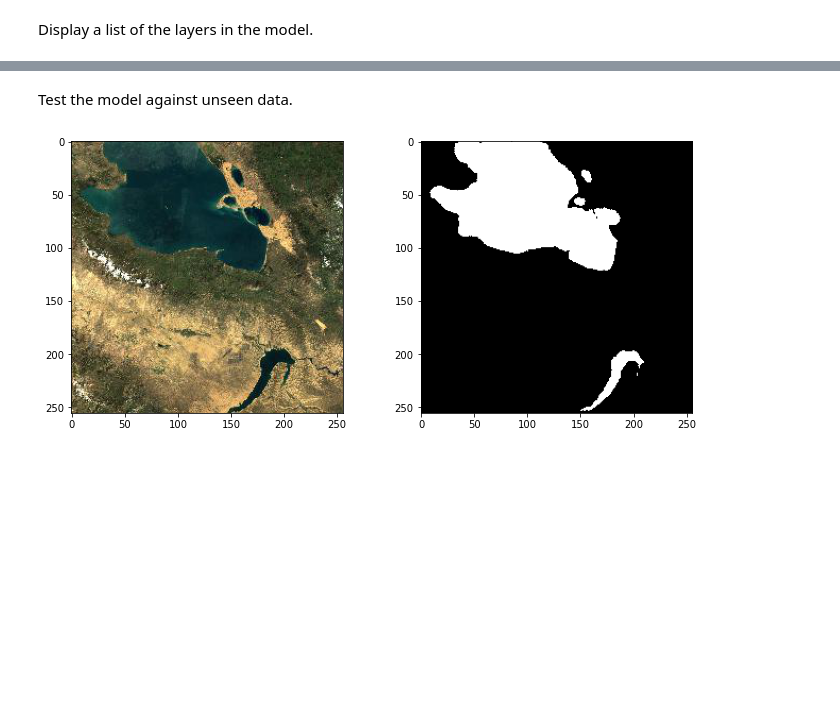
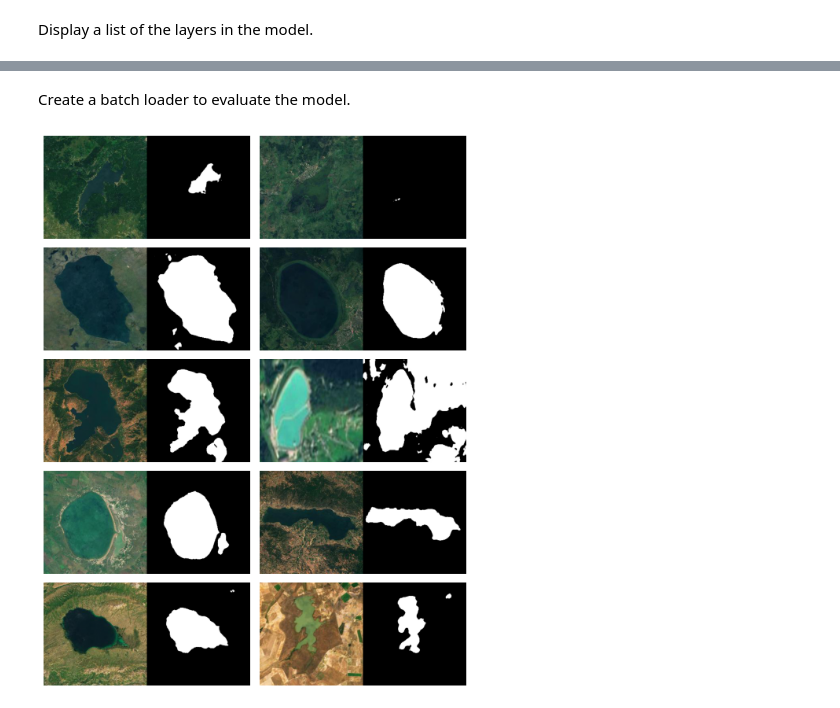
Before and after one commit to maxbeber/deep-water, a Jupyter notebook: 09-test-model-prediction.ipynb, the cells around one changed output, grey strips where cells are left out. Drawn from its saved outputs; the diff is of its cells as text; code cells hidden in the pictures; blank space fills up the shorter version.

Commit message:
Update notebook to load images through the batch loader and then predict using the saved model.

```diff
--- a/09-test-model-prediction.ipynb
+++ b/09-test-model-prediction.ipynb
@@ -6,10 +8,16 @@ import tensorflow as tf
 from models.unetResidual import UnetResidual
 from models.unet import Unet
 # %%
-#model_file_name = 'unet-residual-dice.h5'
-model_file_name = 'unet-baseline.h5'
+model_file_name = 'unet-residual-dice.h5'
+#model_file_name = 'unet-baseline.h5'
 model_name = 'foo'
 image_size = (256, 256)
-#unet_residual = UnetResidual(model_name, image_size, version=1)
-unet_residual = Unet(model_name, image_size, version=1)
-unet_residual.restore(model_file_name)
+batch_size = 10
+image_folder = 's2cloudless_imagery'
+#image_folder = 'nwpu_images'
+mask_folder = 's2cloudless_label_imagery'
+#mask_folder = 'nwpu_label_images'
+model = UnetResidual(model_name, image_size, version=1)
+#model = Unet(model_name, image_size, version=1)
+model.restore(model_file_name)
+images = glob.glob(os.path.join(image_folder, 'data', '*.jpg'))
@@ -40,3 +24,20 @@ def get_pred(x, y, model):
+# %%
+def pair_image_with_mask(image, mask):
+    mask = mask.squeeze()
+    mask = np.stack((mask,) * 3, axis=-1)
+    return np.concatenate([image, mask], axis = 1)
+
+def display_predictions(X, Y, batch_size):
+    columns_count = 2
+    figure_size = (8, 10)
+    rows = batch_size // columns_count
+    _, axs = plt.subplots(rows, columns_count, figsize = figure_size)
+    axs = axs.flatten()
+    for i in range (0, batch_size):
+        combined = pair_image_with_mask(X[i], Y[i])
+        axs[i].axis('off')
+        axs[i].imshow(combined)
+    plt.tight_layout()
 # %% [markdown]
 Display a list of the layers in the model.
 # %%
@@ -61,25 +62,13 @@ Non-trainable params: 0
 __________________________________________________________________________________________________
-# %% [markdown]
-Test the model against unseen data.
-# %%
-image_path = 's2cloudless_imagery/data/turkey_salda_s2cloudless_2018.jpg'
-image_path = 's2cloudless_imagery/data/bulgaria_batak_s2cloudless_2017.jpg'
-image_path = 's2cloudless_imagery/data/china_qinghai_s2cloudless_2016.jpg'
-
-#image_path = 'nwpu_images/data/lake_006.jpg'
-#image_path = 'nwpu_images/data/lake_106.jpg'
-#image_path = 'nwpu_images/data/lake_206.jpg'
-#image_path = 'nwpu_images/data/lake_406.jpg'
-
-with rasterio.open(image_path) as dataset:
-    bands = dataset.read()
-    raw_image = np.ma.transpose(bands, [1, 2, 0])
-    original_image = tf.Variable(raw_image)
-    resized_image = tf.keras.preprocessing.image.smart_resize(original_image, image_size)
-    y_pred = unet_residual.predict(np.expand_dims(resized_image, axis=0))
-    display_prediction_result(raw_image, y_pred)
-    #ypred = get_pred(raw_image, y_pred, unet_residual)
-    #iou = mean_iou(np.expand_dims(np.expand_dims(ypred, axis=0), axis=0), np.expand_dims(np.atleast_3d(ypred), axis=0)).numpy()
-    #print("IoU: {}".format(iou))
-# %% [output]
-[figure, removed]
+# %% [markdown]
+Create a batch loader to evaluate the model.
+# %%
+batch_loader = BatchLoader(images, image_folder, mask_folder, batch_size, image_size)
+batch_generator = batch_loader()
+# %%
+X_test, Y_test = next(batch_generator)
+# %%
+Y_pred = model.predict(X_test)
+display_predictions(X_test, Y_pred, batch_size)
+# %% [output]
+[figure, added]
```
Also changed, not shown: parts of 3 cells of this notebook.
